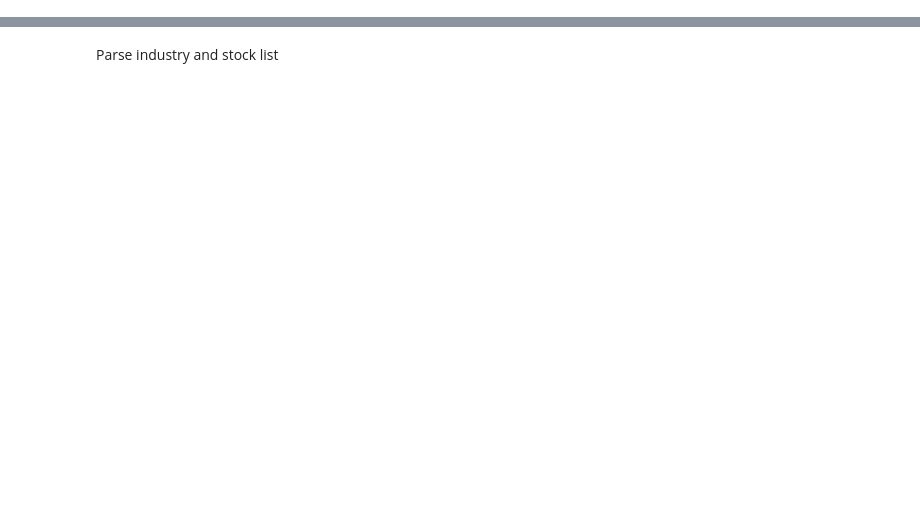
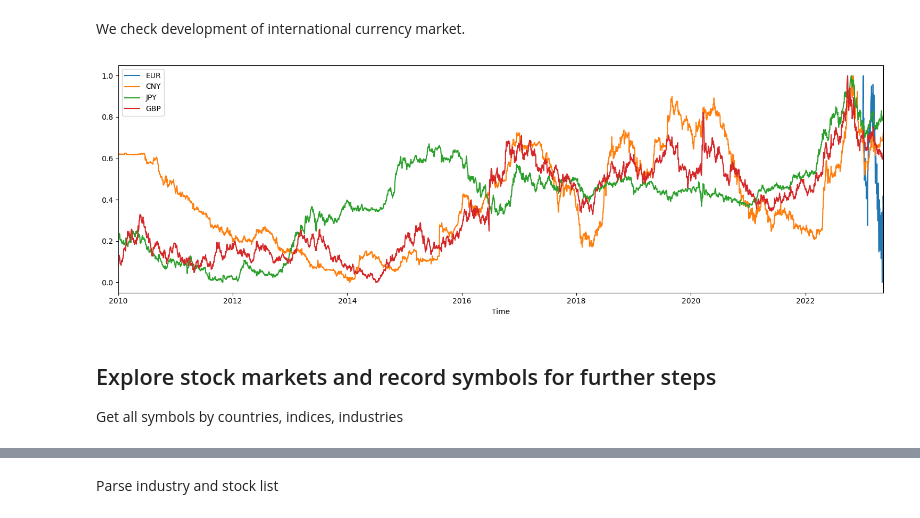
Before and after one commit to yangtx2009/finance, a Jupyter notebook: international_stock_market_visualization.ipynb, the cells around one changed output, grey strips where cells are left out. Saved outputs shown, nothing was run; the diff lists cells and outputs as text; code cells hidden in the pictures; blank space fills up the shorter version.

Commit message:
get and plot exchange rates

```diff
--- a/visualization.ipynb
+++ b/international_stock_market_visualization.ipynb
@@ -42,0 +37,15 @@ db_conn.execute("""create table if not exists stock
+# %%
+start_date = datetime(2010, 1, 1)
+last_date = start_date
+date_of_last_friday = datetime.now() + relativedelta(weekday=FR(-1))
+print("last friday is", date_of_last_friday.isoformat(timespec='milliseconds'))
+
+secrets = json.load(open("secrets.json", "r"))
+
+db_abs_path = os.path.abspath('international_data.db')
+db_conn = sl.connect(db_abs_path)
+
+# create table 'industry' if not exists
+db_conn.execute("""create table if not exists currency
+            (date DATE, USD_EUR FLOAT, USD_CNY FLOAT, USD_JPY FLOAT, USD_GBP FLOAT,
+            PRIMARY KEY (date))""")
@@ -42,0 +113,22 @@ db_conn.execute("""create table if not exists stock
+# %% [markdown]
+We check development of international currency market.
+# %%
+currency_df["date"] = pd.to_datetime(currency_df["date"])
+
+fig, ax = plt.subplots(figsize=(15,5))
+
+for cur in ['EUR', 'CNY', 'JPY', 'GBP']:
+    raw_data = currency_df['USD_'+cur]
+    normalized = (raw_data - raw_data.min())/(raw_data.max() - raw_data.min())
+    ax.plot(currency_df['date'], normalized, label=cur)
+
+ax.set_xlabel('Time')
+plt.xlim(currency_df['date'].min(), currency_df['date'].max())
+plt.legend()
+plt.tight_layout()
+plt.show()
+# %% [output]
+[figure, added]
+# %% [markdown]
+## Explore stock markets and record symbols for further steps
+Get all symbols by countries, indices, industries
```
Also changed, not shown: parts of 17 cells of this notebook, 8 other files.
